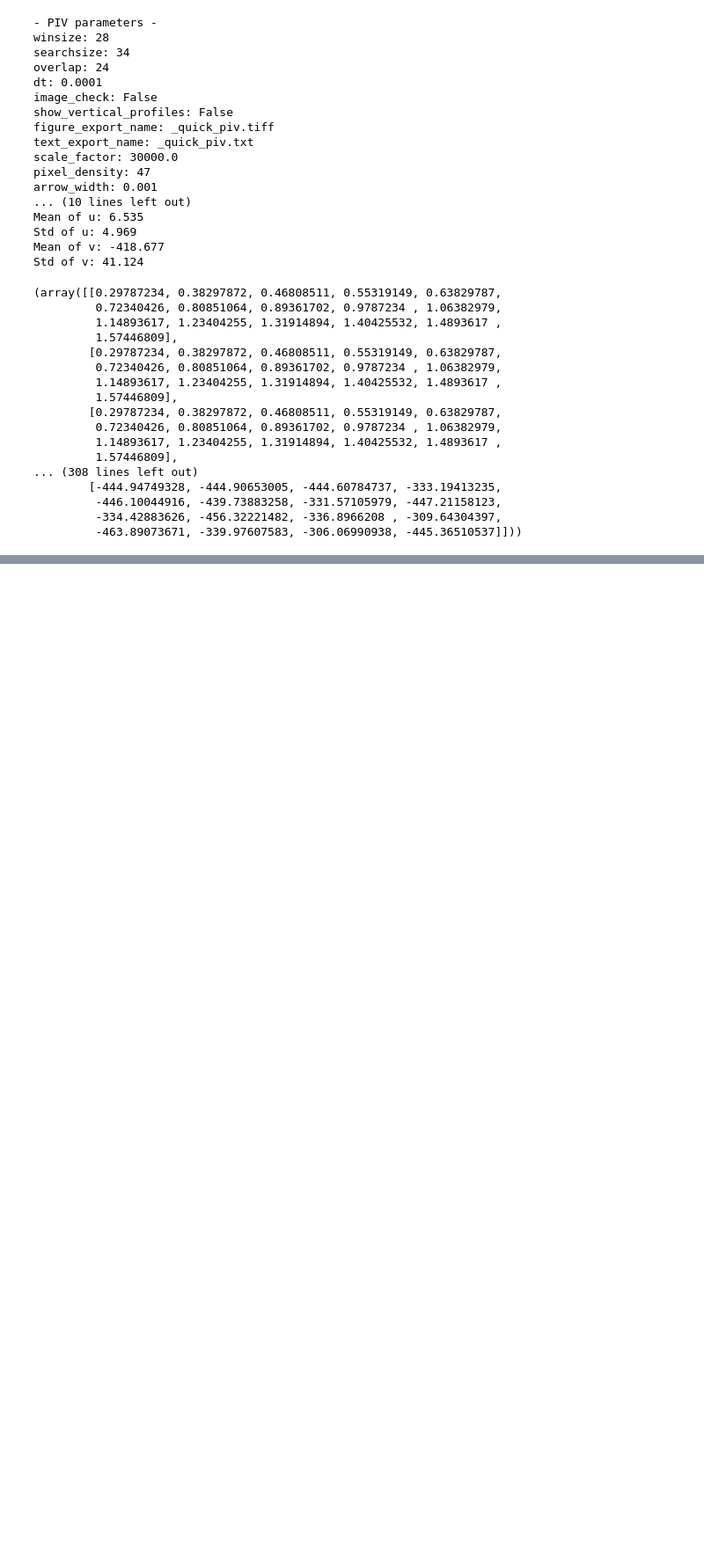
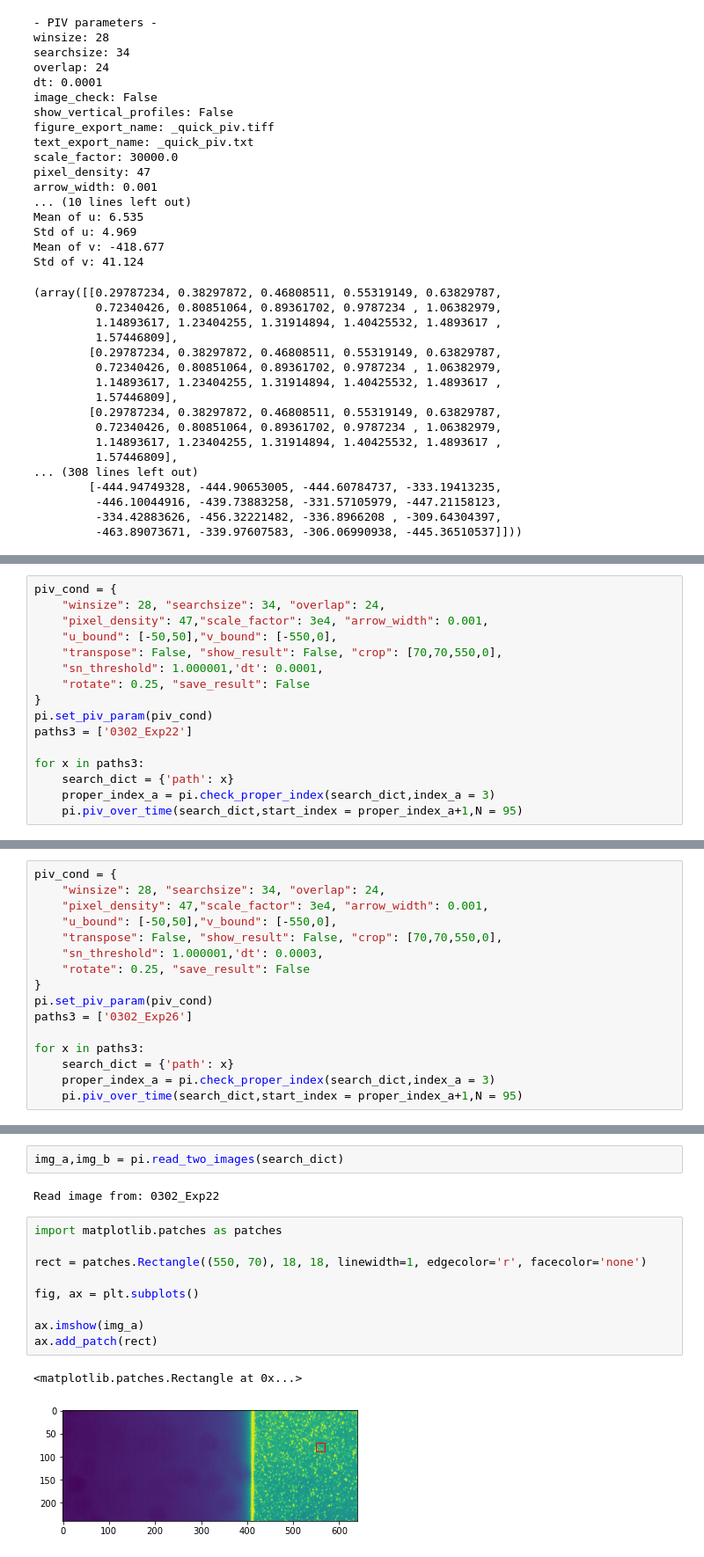
Before and after one commit to yeonsu-jung/piv_recipes, a Jupyter notebook: note_2021-03-07_piv_assessment.ipynb, the cells around one changed output, grey strips where cells are left out. Shown at 88% size. Cells and saved outputs as stored; diff of their text form; blank space fills up the shorter version.

```diff
--- a/note_2021-03-07_piv_assessment.ipynb
+++ b/note_2021-03-07_piv_assessment.ipynb
@@ -213,0 +248,16 @@ Std of v: 41.124
+# %%
+piv_cond = {
+    "winsize": 28, "searchsize": 34, "overlap": 24,
+    "pixel_density": 47,"scale_factor": 3e4, "arrow_width": 0.001,
+    "u_bound": [-50,50],"v_bound": [-550,0],
+    "transpose": False, "show_result": False, "crop": [70,70,550,0],
+    "sn_threshold": 1.000001,'dt': 0.0001,
+    "rotate": 0.25, "save_result": False
+}
+pi.set_piv_param(piv_cond)
+paths3 = ['0302_Exp22']
+
+for x in paths3:
+    search_dict = {'path': x}
+    proper_index_a = pi.check_proper_index(search_dict,index_a = 3)
+    pi.piv_over_time(search_dict,start_index = proper_index_a+1,N = 95)
@@ -213,0 +288,16 @@ Std of v: 41.124
+# %%
+piv_cond = {
+    "winsize": 28, "searchsize": 34, "overlap": 24,
+    "pixel_density": 47,"scale_factor": 3e4, "arrow_width": 0.001,
+    "u_bound": [-50,50],"v_bound": [-550,0],
+    "transpose": False, "show_result": False, "crop": [70,70,550,0],
+    "sn_threshold": 1.000001,'dt': 0.0003,
+    "rotate": 0.25, "save_result": False
+}
+pi.set_piv_param(piv_cond)
+paths3 = ['0302_Exp26']
+
+for x in paths3:
+    search_dict = {'path': x}
+    proper_index_a = pi.check_proper_index(search_dict,index_a = 3)
+    pi.piv_over_time(search_dict,start_index = proper_index_a+1,N = 95)
@@ -213,0 +328,16 @@ Std of v: 41.124
+# %%
+img_a,img_b = pi.read_two_images(search_dict)
+# %% [output]
+Read image from: 0302_Exp22
+# %%
+import matplotlib.patches as patches
+
+rect = patches.Rectangle((550, 70), 18, 18, linewidth=1, edgecolor='r', facecolor='none')
+
+fig, ax = plt.subplots()
+
+ax.imshow(img_a)
+ax.add_patch(rect)
+# %% [output]
+<matplotlib.patches.Rectangle at 0x...>
+[figure, added]
```
Also changed, not shown: parts of 12 cells of this notebook, 1 other file.
